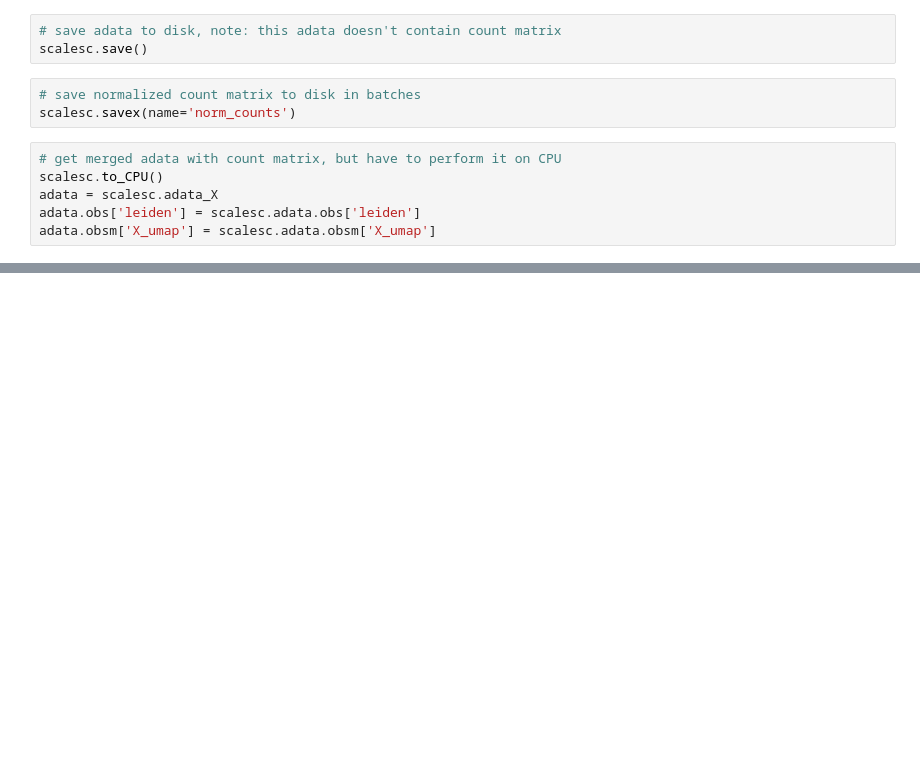
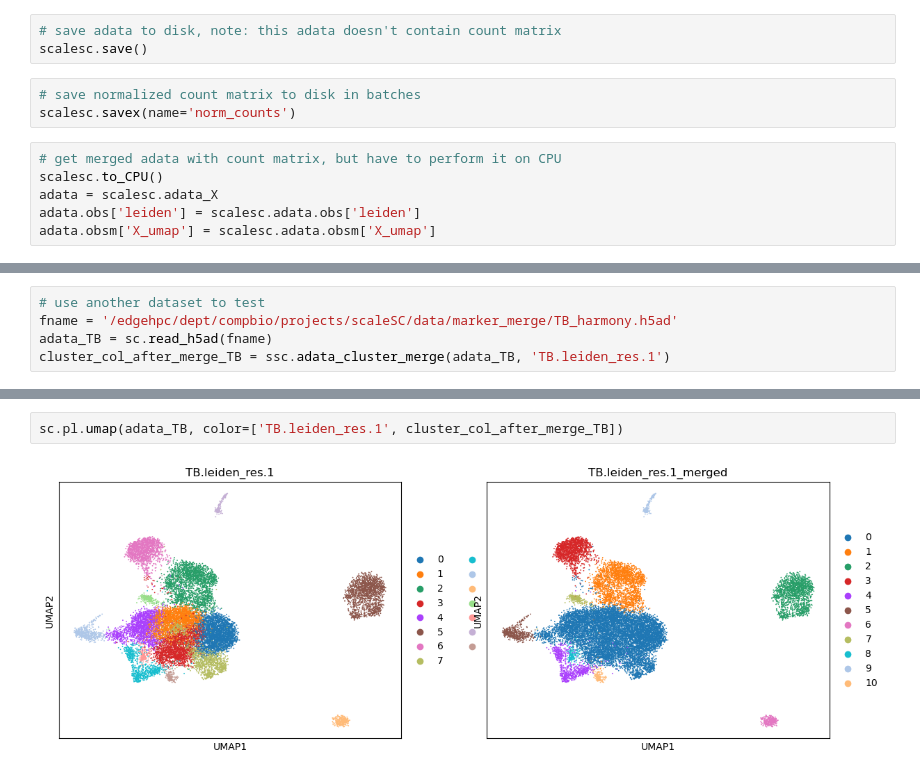
Before and after one commit to biogabriel7/ScaleSC, a Jupyter notebook: Tutorial_scaleSC.ipynb, the cells around one changed output, grey strips where cells are left out. Drawn from its saved outputs; the diff is of its cells as text; blank space fills up the shorter version.

```diff
--- a/Tutorial_scaleSC.ipynb
+++ b/Tutorial_scaleSC.ipynb
@@ -129,0 +136,5 @@ sc.pl.umap(adata, color=['leiden', cluster_col_after_merge])
+# %%
+# use another dataset to test
+fname = '/edgehpc/dept/compbio/projects/scaleSC/data/marker_merge/TB_harmony.h5ad'
+adata_TB = sc.read_h5ad(fname)
+cluster_col_after_merge_TB = ssc.adata_cluster_merge(adata_TB, 'TB.leiden_res.1')
@@ -129,0 +159,4 @@ sc.pl.umap(adata, color=['leiden', cluster_col_after_merge])
+# %%
+sc.pl.umap(adata_TB, color=['TB.leiden_res.1', cluster_col_after_merge_TB])
+# %% [output]
+[figure, added]
```
Also changed, not shown: parts of 12 cells of this notebook.
